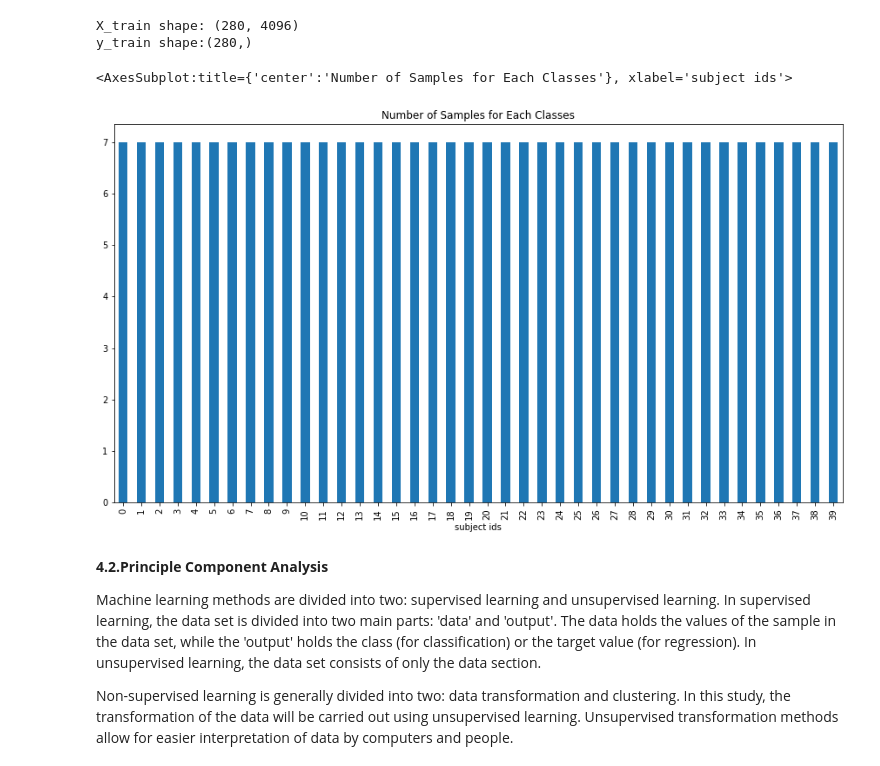
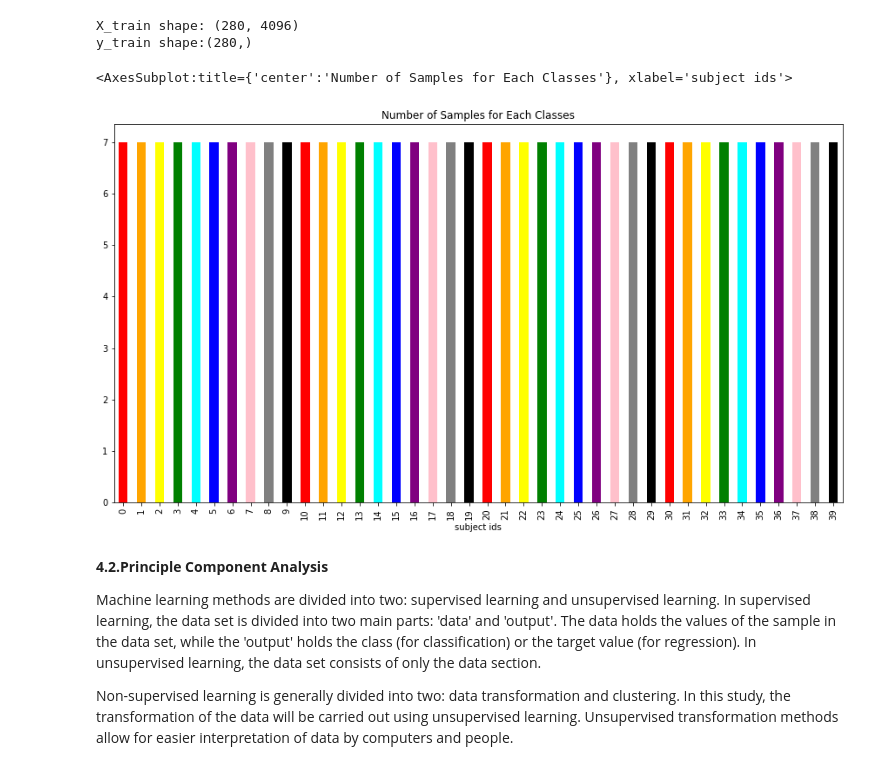
Before and after one commit to renatovalente5/AA-Projs, a Jupyter notebook: Project2/FaceRecognition.ipynb, the cells around one changed output. Saved outputs shown, nothing was run; the diff lists cells and outputs as text; code cells hidden in the pictures.

```diff
--- a/Project2/FaceRecognition.ipynb
+++ b/Project2/FaceRecognition.ipynb
@@ -143,10 +143,10 @@ y_train shape:(280,)
 # %%
 y_frame=pd.DataFrame()
 y_frame['subject ids']=y_train
-y_frame.groupby(['subject ids']).size().plot.bar(figsize=(15,8),title="Number of Samples for Each Classes")
+y_frame.groupby(['subject ids']).size().plot.bar(figsize=(15,8),title="Number of Samples for Each Classes", color=['red', 'orange', 'yellow', 'green', 'cyan', 'blue', 'purple', 'pink', 'gray', 'black'])
 # %% [output]
 <AxesSubplot:title={'center':'Number of Samples for Each Classes'}, xlabel='subject ids'>
-[figure, old version]
+[figure, new version]
 # %% [markdown]
 **4.2.Principle Component Analysis**
 
```
Also changed, not shown: 2 other files.
